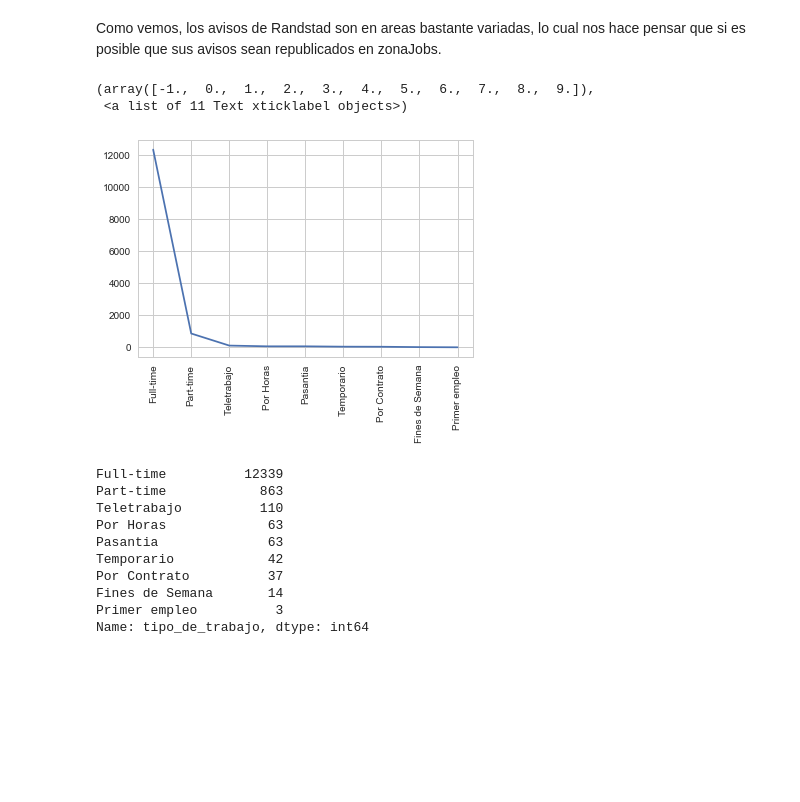
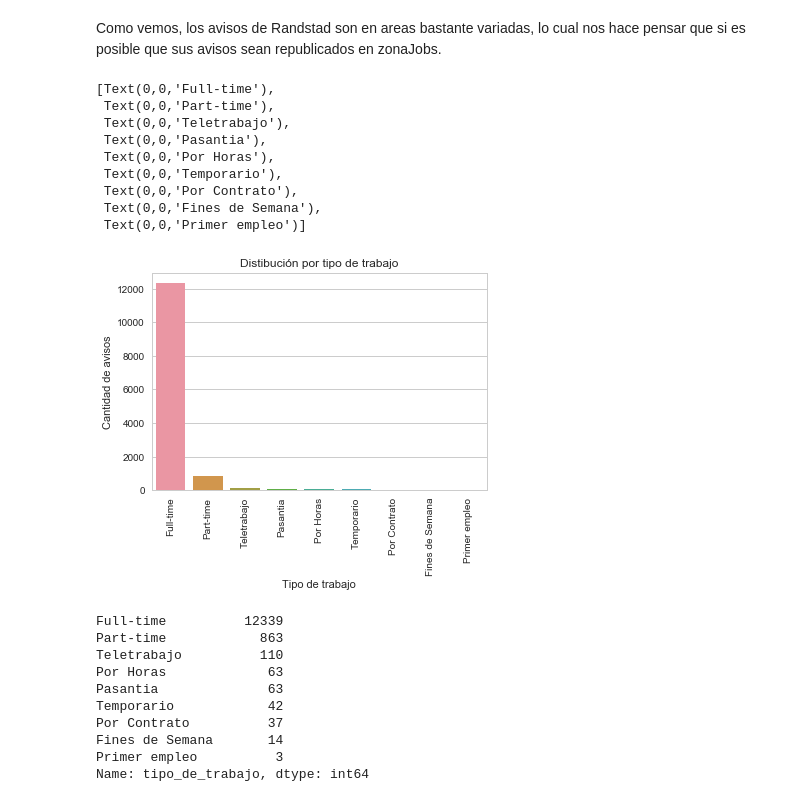
Before and after one commit to FrancoLiberali/tp1-orga-datos-1c2018, a Jupyter notebook: AnalisisExplorario.ipynb, the cells around one changed output. Cells and saved outputs as stored; diff of their text form; code cells hidden in the pictures; blank space fills up the shorter version.

```diff
--- a/AnalisisExplorario.ipynb
+++ b/AnalisisExplorario.ipynb
@@ -577,13 +584,24 @@ g.set_xticklabels(g.get_xticklabels(), rotation = 90)
 [figure]
 # %% [markdown]
 Como vemos, los avisos de Randstad son en areas bastante variadas, lo cual nos hace pensar que si es posible que sus avisos sean republicados en zonaJobs.
-# %%
-tipo_de_trabajo = avisos_detalle["tipo_de_trabajo"].value_counts().plot()
-plt.xticks(rotation=90)
-# %% [output]
-(array([-1.,  0.,  1.,  2.,  3.,  4.,  5.,  6.,  7.,  8.,  9.]),
- <a list of 11 Text xticklabel objects>)
-[figure, removed]
+# %%
+tipo_de_trabajo = avisos_detalle["tipo_de_trabajo"].value_counts()
+g = sns.barplot(x=tipo_de_trabajo.index, y = tipo_de_trabajo.values, orient = 'v')
+g.set_title('Distibución por tipo de trabajo')
+g.set_xlabel('Tipo de trabajo')
+g.set_ylabel('Cantidad de avisos')
+g.set_xticklabels(g.get_xticklabels(), rotation = 90)
+# %% [output]
+[Text(0,0,'Full-time'),
+ Text(0,0,'Part-time'),
+ Text(0,0,'Teletrabajo'),
+ Text(0,0,'Pasantia'),
+ Text(0,0,'Por Horas'),
+ Text(0,0,'Temporario'),
+ Text(0,0,'Por Contrato'),
+ Text(0,0,'Fines de Semana'),
+ Text(0,0,'Primer empleo')]
+[figure, added]
 # %%
 tipo_de_trabajo
 # %% [output]
```
Also changed, not shown: parts of 13 cells of this notebook.
